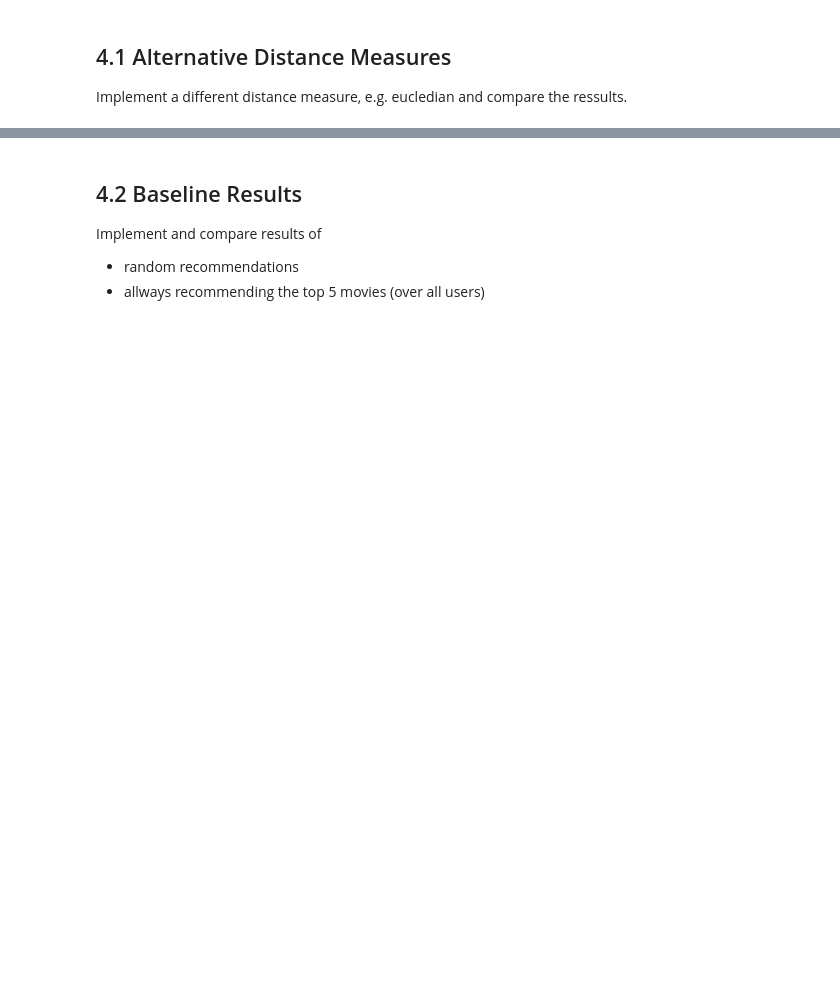
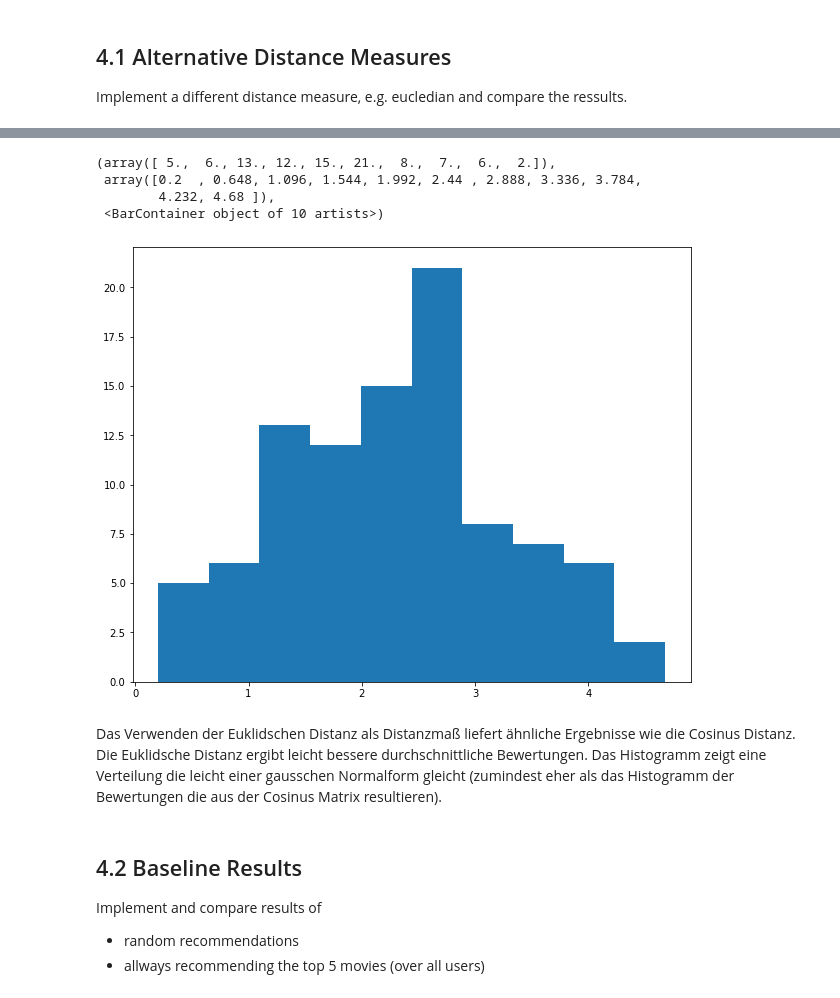
Before and after one commit to trenklem/DataScience21, a Jupyter notebook: Block_2/Assignments/Assignment_2_recommender.ipynb, the cells around one changed output, grey strips where cells are left out. Drawn from its saved outputs; the diff is of its cells as text; code cells hidden in the pictures; blank space fills up the shorter version.

```diff
--- a/Block_2/Assignments/Assignment_2_recommender.ipynb
+++ b/Block_2/Assignments/Assignment_2_recommender.ipynb
@@ -78,3 +164,16 @@ Implement a different distance measure, e.g. eucledian and compare the ressults.
+# %%
+plt.hist(test_res2)
+# %% [output]
+(array([ 5.,  6., 13., 12., 15., 21.,  8.,  7.,  6.,  2.]),
+ array([0.2  , 0.648, 1.096, 1.544, 1.992, 2.44 , 2.888, 3.336, 3.784,
+        4.232, 4.68 ]),
+ <BarContainer object of 10 artists>)
+[figure, added]
+# %% [markdown]
+Das Verwenden der Euklidschen Distanz als Distanzmaß liefert ähnliche Ergebnisse wie die Cosinus Distanz.
+Die Euklidsche Distanz ergibt leicht bessere durchschnittliche Bewertungen.
+Das Histogramm zeigt eine Verteilung die leicht einer gausschen Normalform gleicht
+(zumindest eher als das Histogramm der Bewertungen die aus der Cosinus Matrix resultieren).
 # %% [markdown]
 ## 4.2 Baseline Results
 Implement and compare results of
```
Also changed, not shown: parts of 25 cells of this notebook, 2 other files.
